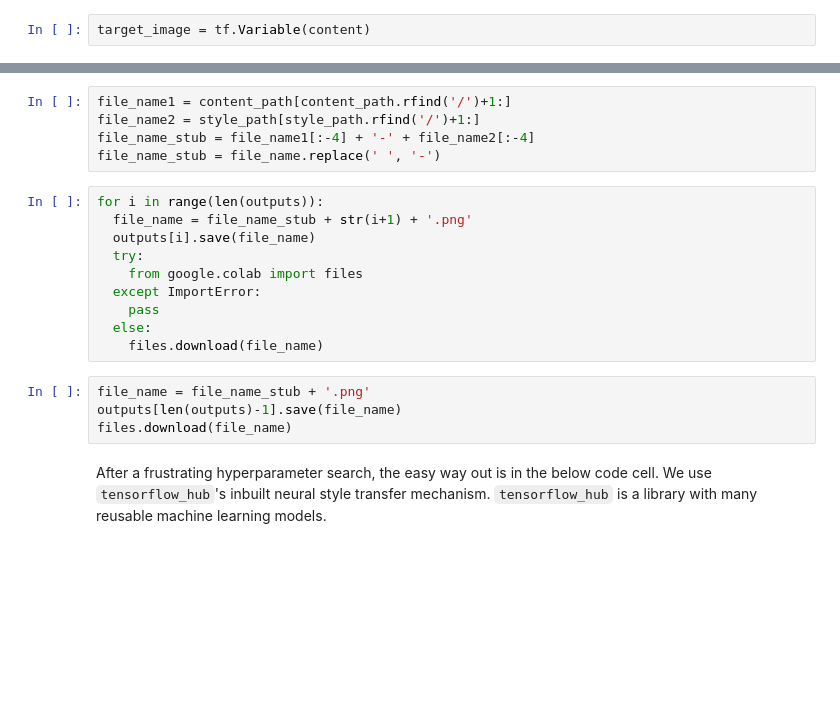
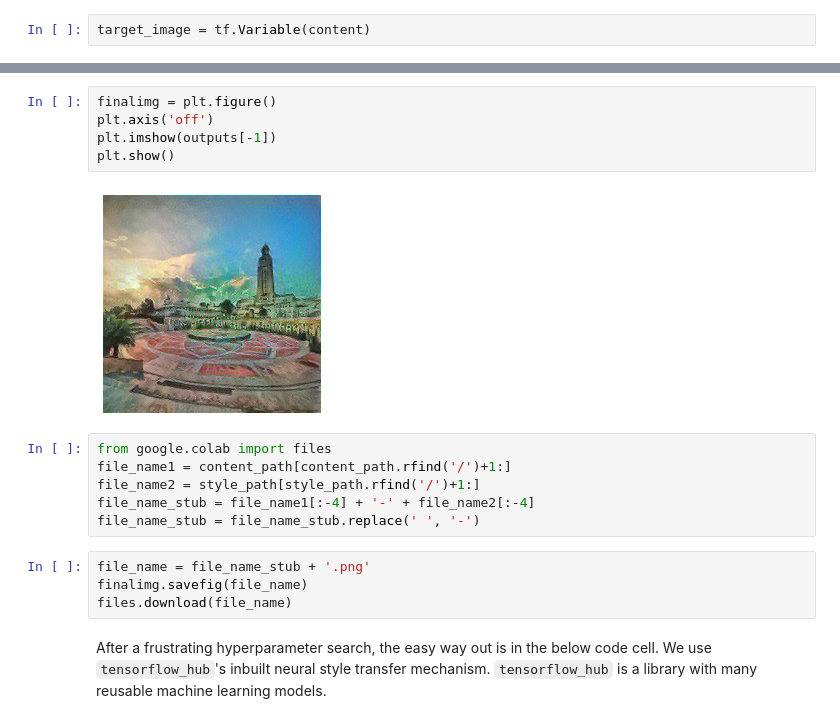
Before and after one commit to sbalan7/ConvNets, a Jupyter notebook: Neural Style Transfer/Neural Style Tranfer.ipynb, the cells around one changed output, grey strips where cells are left out. Cells and saved outputs as stored; diff of their text form; blank space fills up the shorter version.

```diff
--- a/Neural Style Transfer/Neural Style Tranfer.ipynb
+++ b/Neural Style Transfer/Neural Style Tranfer.ipynb
@@ -222,21 +257,19 @@ Finally, a small bit of code to either download all the images produced, or just
+# %%
+finalimg = plt.figure()
+plt.axis('off')
+plt.imshow(outputs[-1])
+plt.show()
+# %% [output]
+[figure, added]
 # %%
+from google.colab import files
 file_name1 = content_path[content_path.rfind('/')+1:]
 file_name2 = style_path[style_path.rfind('/')+1:]
 file_name_stub = file_name1[:-4] + '-' + file_name2[:-4]
-file_name_stub = file_name.replace(' ', '-')
+file_name_stub = file_name_stub.replace(' ', '-')
-# %%
-for i in range(len(outputs)):
-  file_name = file_name_stub + str(i+1) + '.png'
-  outputs[i].save(file_name)
-  try:
-    from google.colab import files
-  except ImportError:
-    pass
-  else:
-    files.download(file_name)
 # %%
 file_name = file_name_stub + '.png'
-outputs[len(outputs)-1].save(file_name)
+finalimg.savefig(file_name)
 files.download(file_name)
 # %% [markdown]
 After a frustrating hyperparameter search, the easy way out is in the below code cell. We use `tensorflow_hub`'s inbuilt neural style transfer mechanism. `tensorflow_hub` is a library with many reusable machine learning models.
```
Also changed, not shown: parts of 14 cells of this notebook.
